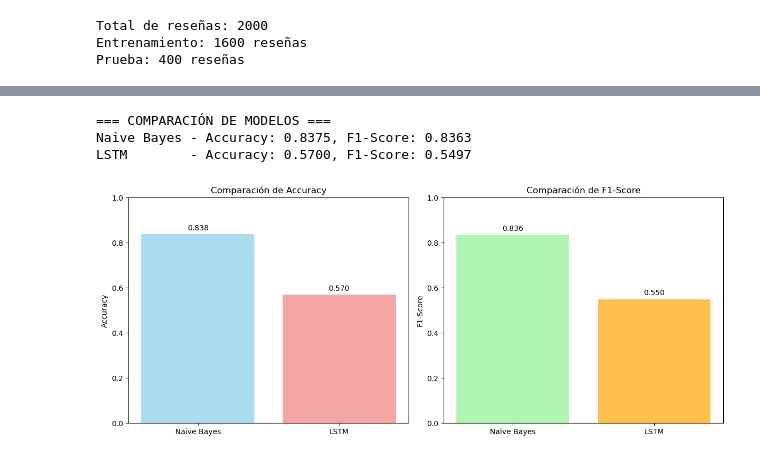
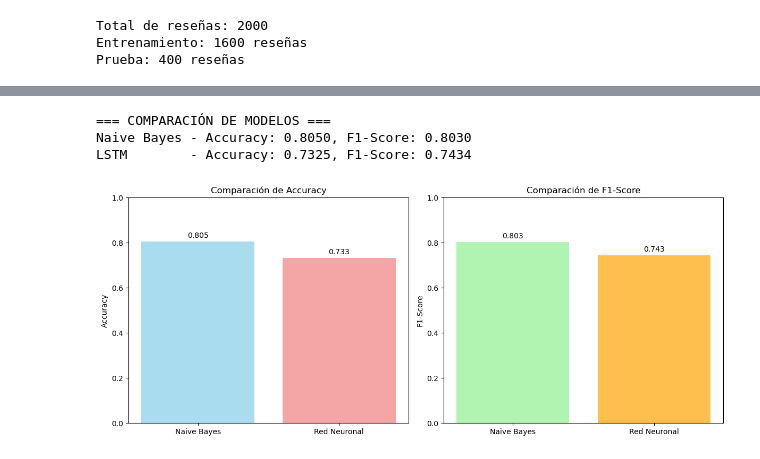
Before and after one commit to Adrianrobarq/DataScienceIEBS, a Jupyter notebook: Bloque 8/Procesamiento lenguaje natural/Proyecto_PLN.ipynb, the cells around one changed output, grey strips where cells are left out. Drawn from its saved outputs; the diff is of its cells as text; code cells hidden in the pictures.

```diff
--- a/Bloque 8/Procesamiento lenguaje natural/Proyecto_PLN.ipynb
+++ b/Bloque 8/Procesamiento lenguaje natural/Proyecto_PLN.ipynb
@@ -30,6 +31,8 @@ from nltk.corpus import movie_reviews
 reviews = [(movie_reviews.raw(fileid), category)
             for category in movie_reviews.categories()
             for fileid in movie_reviews.fileids(category)]
+
+stop_words = set(stopwords.words('english'))
 
 # Definimos una función para limpiar el texto
 def limpiar_texto(texto):
@@ -39,7 +42,15 @@ def limpiar_texto(texto):
     texto = re.sub(r'\s+', ' ', texto, flags=re.I)
     texto = texto.lower()
 
-    return texto
+    # Tokenizar y eliminar stopwords
+    palabras = texto.split()
+    palabras_filtradas = [palabra for palabra in palabras
+                        if palabra not in stop_words and len(palabra) > 2]
+
+    # Reunir las palabras filtradas
+    texto_limpio = ' '.join(palabras_filtradas)
+
+    return texto_limpio
 
 reviews_cleaned = []
 
@@ -137,11 +155,10 @@ weighted avg       0.84      0.84      0.84       400
 # %%
-# MODELO 2: RED NEURONAL LSTM
-print('\n=== MODELO LSTM ===')
+# MODELO 2: RED NEURONAL
 
 # Configuración de parámetros
-max_words = 10000
-max_length = 200
-embedding_dim = 128
+max_words = 15000
+max_length = 150
+embedding_dim = 100
 
 # Tokenización para LSTM
 tokenizer = Tokenizer(num_words=max_words, oov_token='<OOV>')
@@ -276,38 +339,35 @@ weighted avg       0.57      0.57      0.57       400
 # %%
-# Comparación de modelos
-import matplotlib.pyplot as plt
-
 print("\n=== COMPARACIÓN DE MODELOS ===")
 print(f"Naive Bayes - Accuracy: {accuracy_nb:.4f}, F1-Score: {f1_nb:.4f}")
-print(f"LSTM        - Accuracy: {accuracy_lstm:.4f}, F1-Score: {f1_lstm:.4f}")
+print(f"LSTM        - Accuracy: {accuracy_rnn:.4f}, F1-Score: {f1_rnn:.4f}")
 
 # Gráfico de comparación
-models = ['Naive Bayes', 'LSTM']
-accuracies = [accuracy_nb, accuracy_lstm]
-f1_scores = [f1_nb, f1_lstm]
+models = ['Naive Bayes', 'Red Neuronal']
+accuracies = [accuracy_nb, accuracy_rnn]
+f1_scores = [f1_nb, f1_rnn]
 
 fig, (ax1, ax2) = plt.subplots(1, 2, figsize=(12, 5))
 
 # Gráfico de Accuracy
 ax1.bar(models, accuracies, color=['skyblue', 'lightcoral'], alpha=0.7)
 ax1.set_title('Comparación de Accuracy')
 ax1.set_ylabel('Accuracy')
 ax1.set_ylim(0, 1)
 for i, v in enumerate(accuracies):
     ax1.text(i, v + 0.01, f'{v:.3f}', ha='center', va='bottom')
 
 # Gráfico de F1-Score
 ax2.bar(models, f1_scores, color=['lightgreen', 'orange'], alpha=0.7)
 ax2.set_title('Comparación de F1-Score')
 ax2.set_ylabel('F1-Score')
 ax2.set_ylim(0, 1)
 for i, v in enumerate(f1_scores):
     ax2.text(i, v + 0.01, f'{v:.3f}', ha='center', va='bottom')
 
 plt.tight_layout()
 plt.show()
 # %% [output]
 === COMPARACIÓN DE MODELOS ===
-Naive Bayes - Accuracy: 0.8375, F1-Score: 0.8363
-LSTM        - Accuracy: 0.5700, F1-Score: 0.5497
+Naive Bayes - Accuracy: 0.8050, F1-Score: 0.8030
+LSTM        - Accuracy: 0.7325, F1-Score: 0.7434
-[figure, old version]
+[figure, new version]
```
Also changed, not shown: parts of 13 cells of this notebook.
